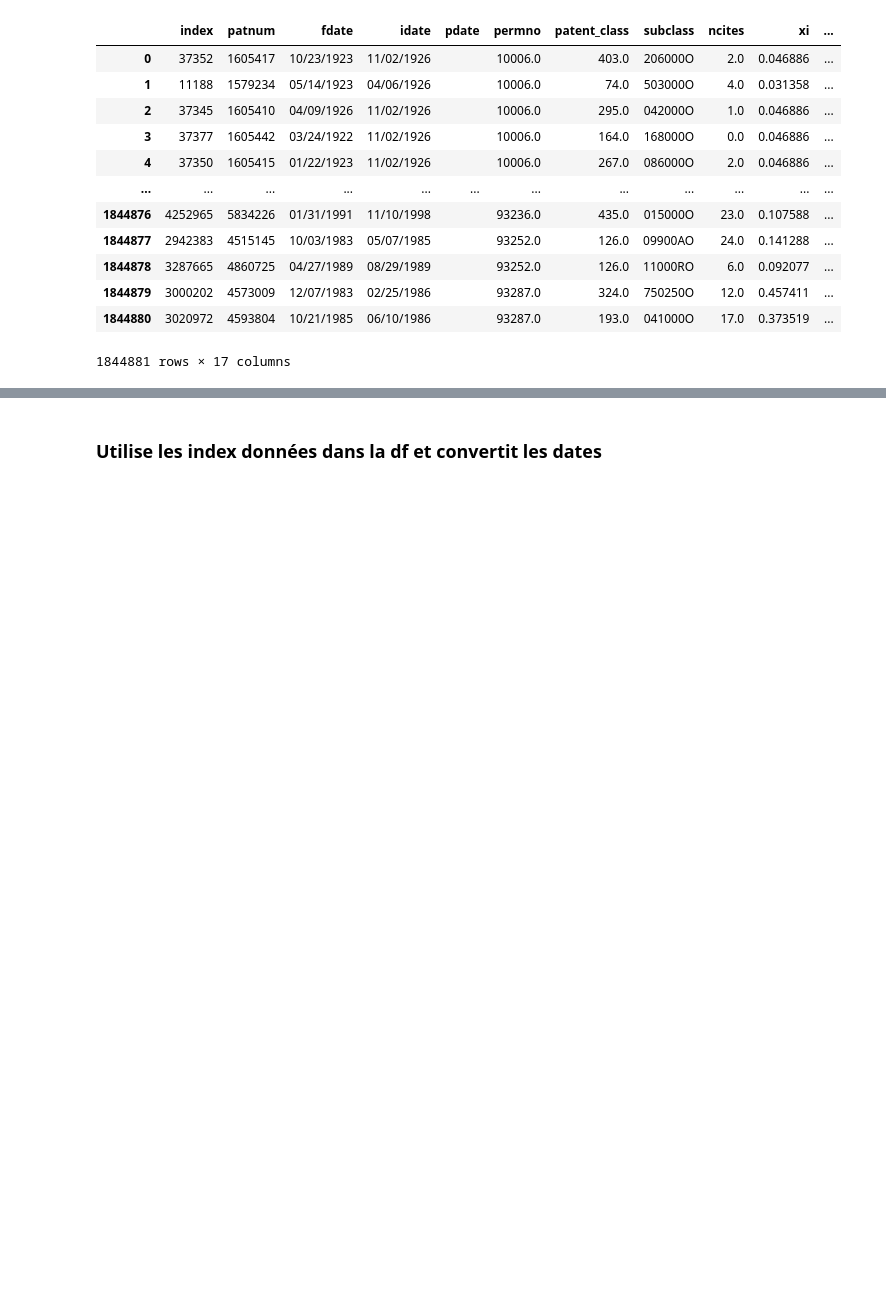
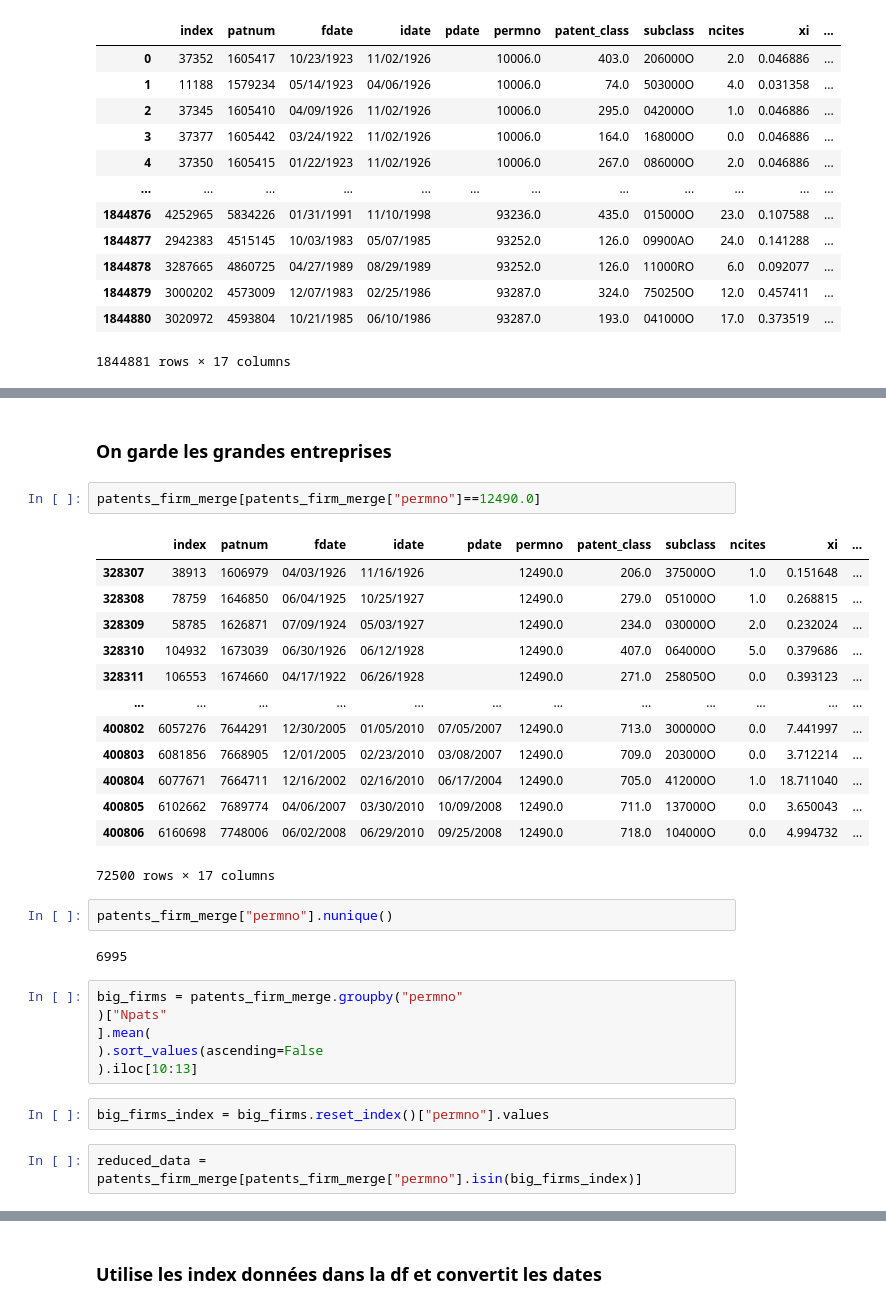
Before and after one commit to gwatkinson/statapp, a Jupyter notebook: Code/main.ipynb, the cells around one changed output, grey strips where cells are left out. Cells and saved outputs as stored; diff of their text form; blank space fills up the shorter version.

```diff
--- a/Code/main.ipynb
+++ b/Code/main.ipynb
@@ -108,0 +130,32 @@ patents_firm_merge
+# %% [markdown]
+### On garde les grandes entreprises
+# %%
+patents_firm_merge[patents_firm_merge["permno"]==12490.0]
+# %% [output]
+|  | index | patnum | fdate | idate | pdate | permno | patent_class | subclass | ncites | xi | ... |
+| 328307 | 38913 | 1606979 | 04/03/1926 | 11/16/1926 |  | 12490.0 | 206.0 | 375000O | 1.0 | 0.151648 | ... |
+| 328308 | 78759 | 1646850 | 06/04/1925 | 10/25/1927 |  | 12490.0 | 279.0 | 051000O | 1.0 | 0.268815 | ... |
+| 328309 | 58785 | 1626871 | 07/09/1924 | 05/03/1927 |  | 12490.0 | 234.0 | 030000O | 2.0 | 0.232024 | ... |
+| 328310 | 104932 | 1673039 | 06/30/1926 | 06/12/1928 |  | 12490.0 | 407.0 | 064000O | 5.0 | 0.379686 | ... |
+| 328311 | 106553 | 1674660 | 04/17/1922 | 06/26/1928 |  | 12490.0 | 271.0 | 258050O | 0.0 | 0.393123 | ... |
+| ... | ... | ... | ... | ... | ... | ... | ... | ... | ... | ... | ... |
+| 400802 | 6057276 | 7644291 | 12/30/2005 | 01/05/2010 | 07/05/2007 | 12490.0 | 713.0 | 300000O | 0.0 | 7.441997 | ... |
+| 400803 | 6081856 | 7668905 | 12/01/2005 | 02/23/2010 | 03/08/2007 | 12490.0 | 709.0 | 203000O | 0.0 | 3.712214 | ... |
+| 400804 | 6077671 | 7664711 | 12/16/2002 | 02/16/2010 | 06/17/2004 | 12490.0 | 705.0 | 412000O | 1.0 | 18.711040 | ... |
+| 400805 | 6102662 | 7689774 | 04/06/2007 | 03/30/2010 | 10/09/2008 | 12490.0 | 711.0 | 137000O | 0.0 | 3.650043 | ... |
+| 400806 | 6160698 | 7748006 | 06/02/2008 | 06/29/2010 | 09/25/2008 | 12490.0 | 718.0 | 104000O | 0.0 | 4.994732 | ... |
+72500 rows × 17 columns
+# %%
+patents_firm_merge["permno"].nunique()
+# %% [output]
+6995
+# %%
+big_firms = patents_firm_merge.groupby("permno"
+)["Npats"
+].mean(
+).sort_values(ascending=False
+).iloc[10:13]
+# %%
+big_firms_index = big_firms.reset_index()["permno"].values
+# %%
+reduced_data = patents_firm_merge[patents_firm_merge["permno"].isin(big_firms_index)]
```
Also changed, not shown: parts of 14 cells of this notebook, 1 other file.
